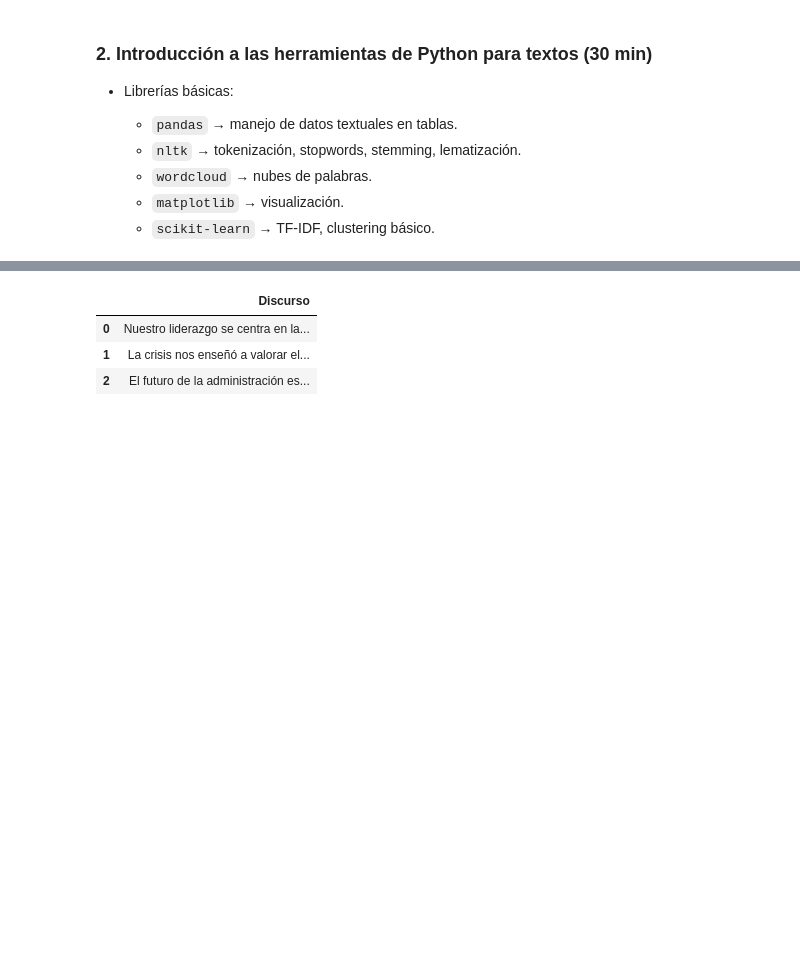
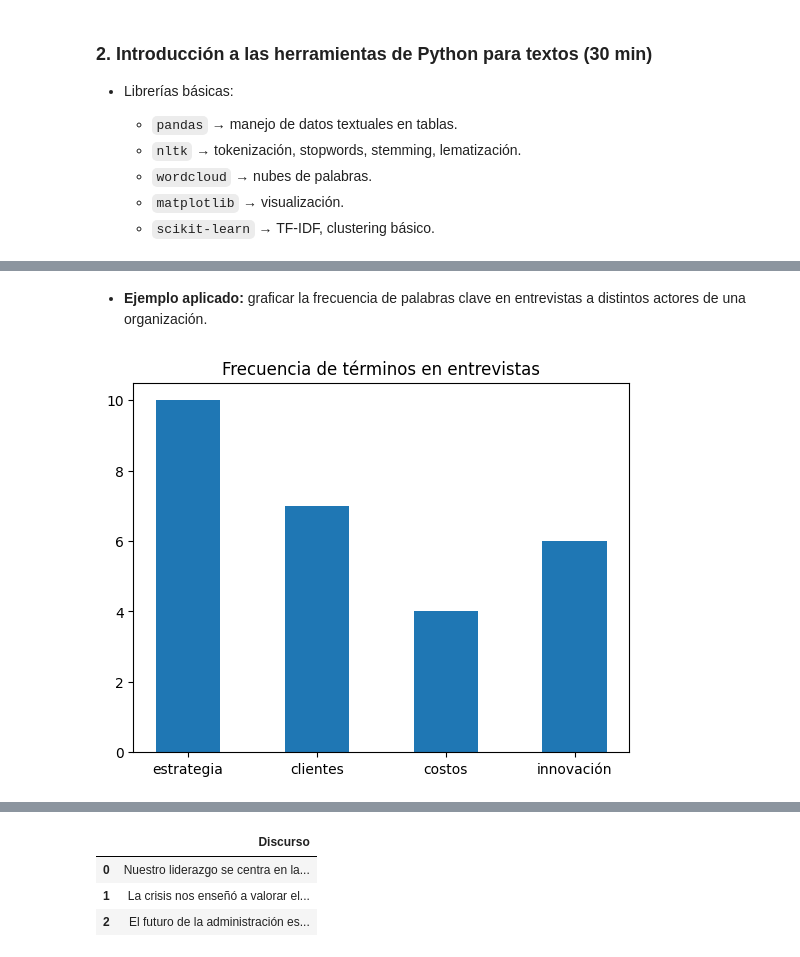
Before and after one commit to marco-canas/linea_invest_didact_math_data, a Jupyter notebook: 1_estrategia_comunicacion/4_jornadas_inv_2025/1_aplicaciones_python_inv_cualitativa/1_analisis_del_discurso/1_analisis_de_discurso.ipynb, the cells around one changed output, grey strips where cells are left out. Drawn from its saved outputs; the diff is of its cells as text; code cells hidden in the pictures; blank space fills up the shorter version.

```diff
--- a/1_estrategia_comunicacion/4_jornadas_inv_2025/1_aplicaciones_python_inv_cualitativa/1_analisis_del_discurso/1_analisis_de_discurso.ipynb
+++ b/1_estrategia_comunicacion/4_jornadas_inv_2025/1_aplicaciones_python_inv_cualitativa/1_analisis_del_discurso/1_analisis_de_discurso.ipynb
@@ -357,0 +365,14 @@ print(X.toarray())
+# %% [markdown]
+* **Ejemplo aplicado:** graficar la frecuencia de palabras clave en entrevistas a distintos actores de una organización.
+# %%
+import matplotlib.pyplot as plt
+
+palabras = ["estrategia", "clientes", "costos", "innovación"]
+frecuencia = [10, 7, 4, 6]
+
+plt.bar(x = palabras, height = frecuencia, width = 0.5)
+plt.title("Frecuencia de términos en entrevistas")
+plt.savefig(r"C:\Users\marco\Downloads\frecuecia_terminos_entrevistas.png")
+plt.show()
+# %% [output]
+[figure, added]
```
Also changed, not shown: parts of 45 cells of this notebook, 15 other files.
